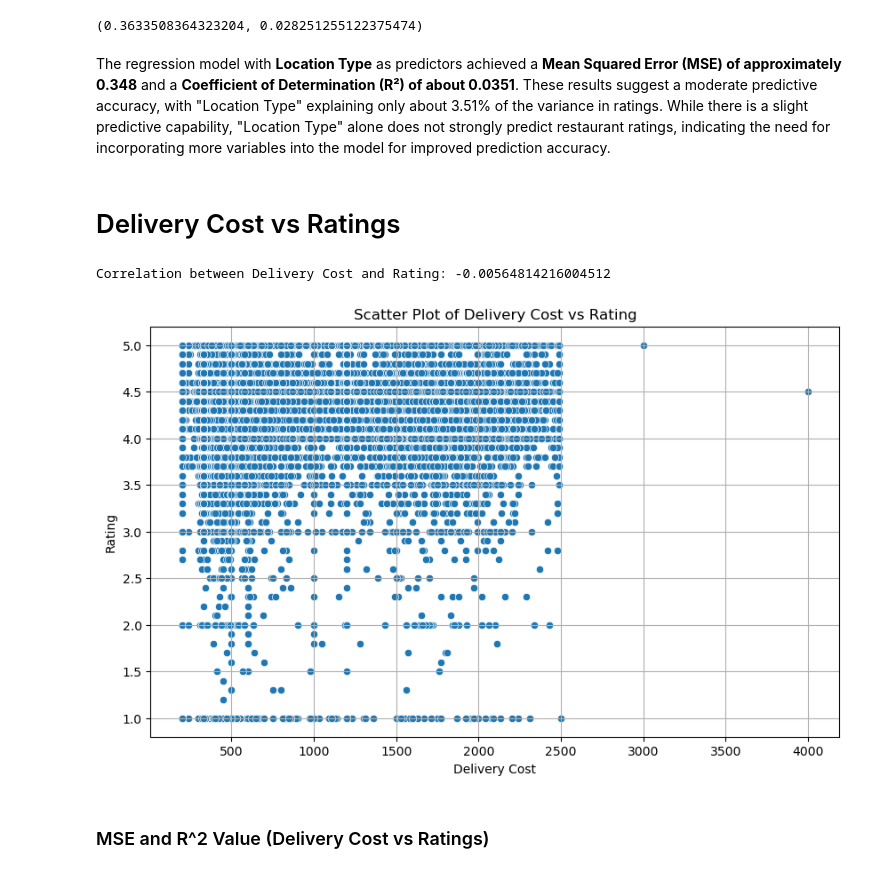
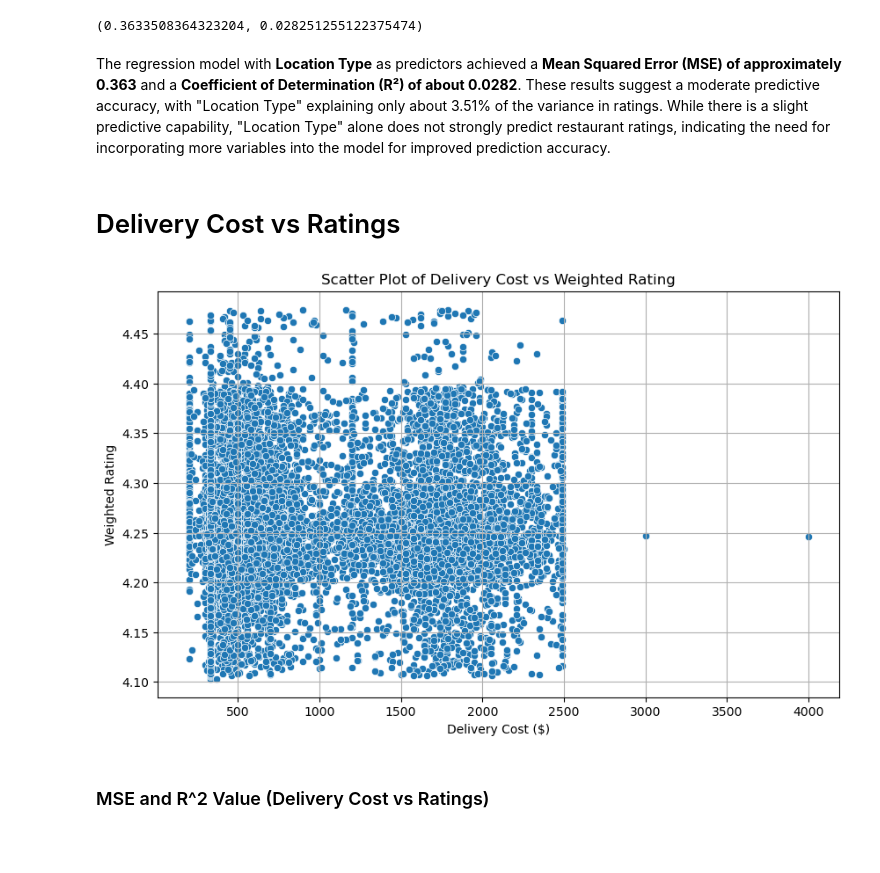
Before and after one commit to KCCHONG1997/ntu-grabsg-datasci-miniproject, a Jupyter notebook: Data Analysis.ipynb, the cells around one changed output. Saved outputs shown, nothing was run; the diff lists cells and outputs as text; code cells hidden in the pictures; blank space fills up the shorter version.

```diff
--- a/Data Analysis.ipynb
+++ b/Data Analysis.ipynb
@@ -200,0 +181,24 @@ By using ANOVA, we can effectively assess the impact of delivery options on rest
+# %%
+# Create a new DataFrame without outliers for more accurate analysis
+data_delivery_cleaned = pd.DataFrame()
+
+for delivery_option in data_final['delivery_options'].unique():
+    subset_indices = data_final[data_final['delivery_options'] == delivery_option].index
+    q1 = data_final.loc[subset_indices, 'weighted_rating'].quantile(0.25)
+    q3 = data_final.loc[subset_indices, 'weighted_rating'].quantile(0.75)
+    iqr = q3 - q1
+    lower_bound = q1 - 1.5 * iqr
+    upper_bound = q3 + 1.5 * iqr
+
+    # Filter to keep only non-outlier data
+    cleaned_data = data_final.loc[(data_final['weighted_rating'] >= lower_bound) &
+                                  (data_final['weighted_rating'] <= upper_bound) &
+                                  (data_final['delivery_options'] == delivery_option)]
+
+    # Append cleaned data
+    data_delivery_cleaned = pd.concat([data_delivery_cleaned, cleaned_data], axis=0)
+
+# Perform ANOVA on the cleaned data
+anova_model_delivery_cleaned = ols('weighted_rating ~ C(delivery_options)', data=data_delivery_cleaned).fit()
+anova_table_delivery_cleaned = sm.stats.anova_lm(anova_model_delivery_cleaned, typ=2)
+anova_table_delivery_cleaned
@@ -276,30 +391,20 @@ mse_lt_filtered, r2_lt_filtered
 # %% [output]
 (0.3633508364323204, 0.028251255122375474)
 # %% [markdown]
-The regression model with **Location Type** as predictors achieved a **Mean Squared Error (MSE) of approximately 0.348** and a **Coefficient of Determination (R²) of about 0.0351**. These results suggest a moderate predictive accuracy, with "Location Type" explaining only about 3.51% of the variance in ratings. While there is a slight predictive capability, "Location Type" alone does not strongly predict restaurant ratings, indicating the need for incorporating more variables into the model for improved prediction accuracy.
+The regression model with **Location Type** as predictors achieved a **Mean Squared Error (MSE) of approximately 0.363** and a **Coefficient of Determination (R²) of about 0.0282**. These results suggest a moderate predictive accuracy, with "Location Type" explaining only about 3.51% of the variance in ratings. While there is a slight predictive capability, "Location Type" alone does not strongly predict restaurant ratings, indicating the need for incorporating more variables into the model for improved prediction accuracy.
 # %% [markdown]
 # Delivery Cost vs Ratings
 # %%
-# Prepare the data by dropping NaN values for delivery cost and rating
-data_filtered_delivery_cost = resData.dropna(subset=['rating', 'delivery_cost'])
-
-# Calculate the correlation between 'delivery_cost' and 'rating'
-correlation_delivery_cost = data_filtered_delivery_cost['delivery_cost'].corr(data_filtered_delivery_cost['rating'])
-
-# Display the correlation
-print(f"Correlation between Delivery Cost and Rating: {correlation_delivery_cost}")
-
-# Plotting the relationship
+# Scatter plot of delivery cost versus weighted rating
 plt.figure(figsize=(10, 6))
-sns.scatterplot(x='delivery_cost', y='rating', data=data_filtered_delivery_cost)
-plt.title('Scatter Plot of Delivery Cost vs Rating')
-plt.xlabel('Delivery Cost')
-plt.ylabel('Rating')
+sns.scatterplot(x='delivery_cost', y='weighted_rating', data=data_delivery_cleaned)
+plt.title('Scatter Plot of Delivery Cost vs Weighted Rating')
+plt.xlabel('Delivery Cost ($)')
+plt.ylabel('Weighted Rating')
 plt.grid(True)
 plt.show()
 # %% [output]
-Correlation between Delivery Cost and Rating: -0.00564814216004512
-[figure, old version]
+[figure, new version]
 # %% [markdown]
 ### MSE and R^2 Value (Delivery Cost vs Ratings)
 # %%
```
Also changed, not shown: parts of 29 cells of this notebook.
